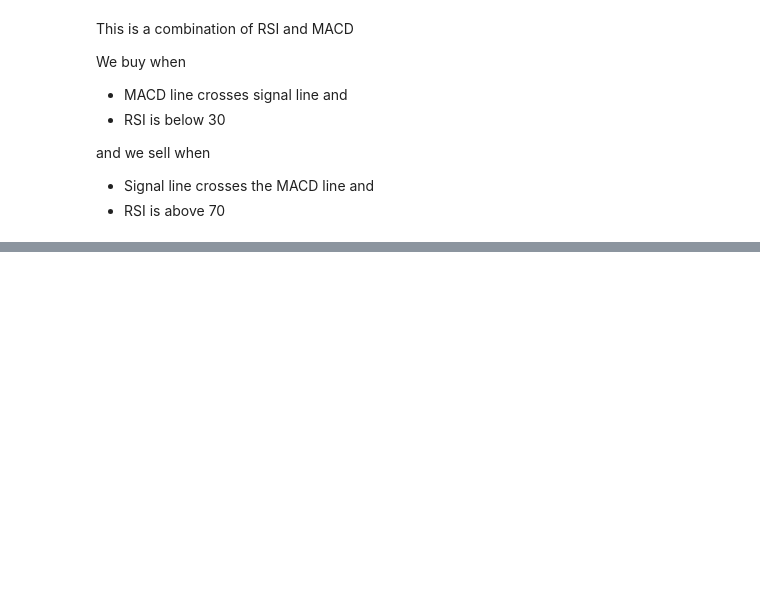
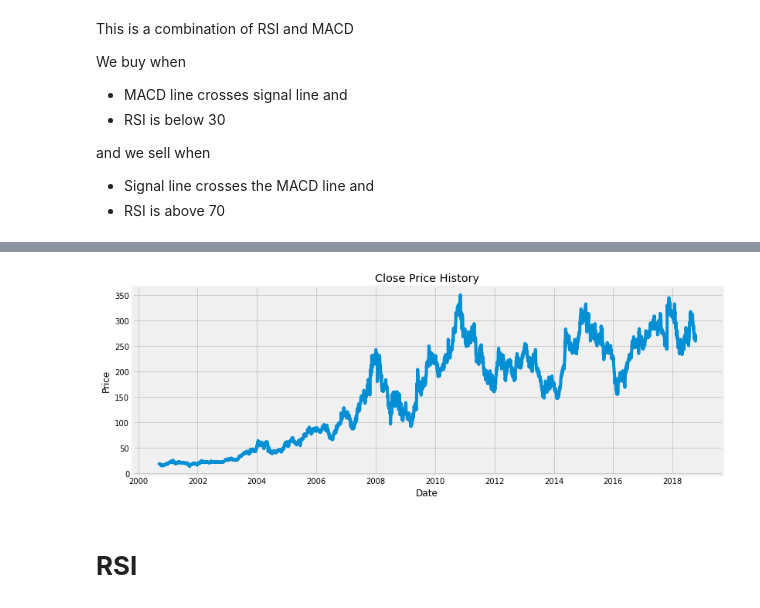
Before and after one commit to sanath8107/strategies, a Jupyter notebook: RSI+MACD.ipynb, the cells around one changed output, grey strips where cells are left out. Drawn from its saved outputs; the diff is of its cells as text; code cells hidden in the pictures; blank space fills up the shorter version.

```diff
--- a/RSI+MACD.ipynb
+++ b/RSI+MACD.ipynb
@@ -46,0 +47,12 @@ df
+# %%
+#Visually show the stock price
+plt.figure(figsize=(12.2,4.5))
+plt.plot(df['Open'], label='Close')
+plt.title('Close Price History')
+plt.xlabel('Date')
+plt.ylabel('Price')
+plt.show()
+# %% [output]
+[figure, added]
+# %% [markdown]
+# **RSI**
```
Also changed, not shown: parts of 14 cells of this notebook.
